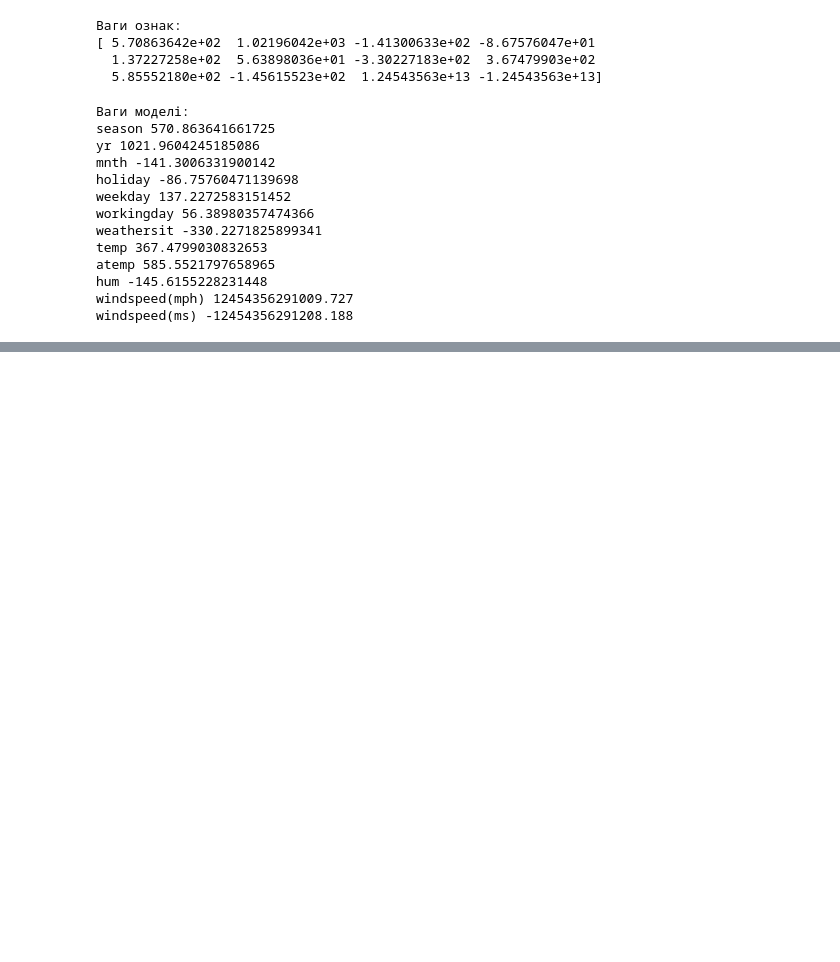
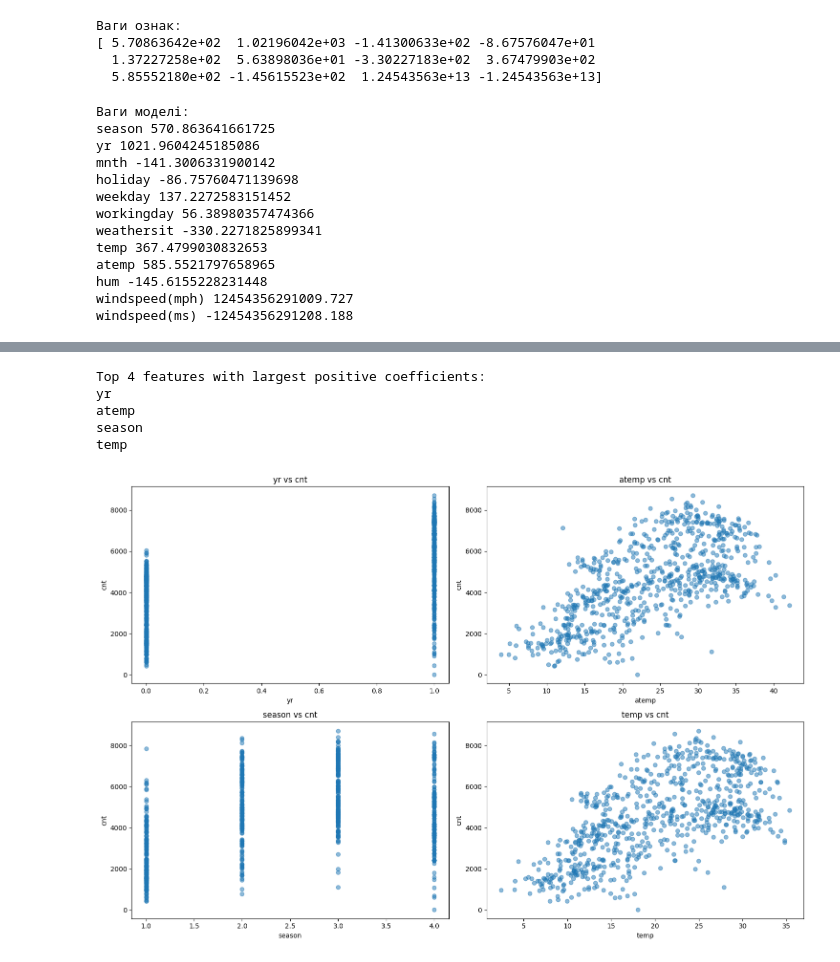
Before and after one commit to phenixua/HW4, a Jupyter notebook: HW4.ipynb, the cells around one changed output, grey strips where cells are left out. Drawn from its saved outputs; the diff is of its cells as text; code cells hidden in the pictures; blank space fills up the shorter version.

```diff
--- a/HW4.ipynb
+++ b/HW4.ipynb
@@ -188,0 +420,27 @@ windspeed(ms) -12454356291208.188
+# %%
+# Вибираємо індекси чотирьох ознак з найбільшими позитивними коефіцієнтами
+top_features_indices = regressor.coef_.argsort()[-4:][::-1]
+
+# Виводимо назви цих ознак
+top_features = df.columns[top_features_indices]
+print("Top 4 features with largest positive coefficients:")
+for feature in top_features:
+    print(feature)
+
+# Побудова візуалізацій залежностей cnt від цих ознак
+plt.figure(figsize=(15, 10))
+for i, feature_index in enumerate(top_features_indices):
+    plt.subplot(2, 2, i+1)
+    plt.scatter(df.iloc[:, feature_index], df['cnt'], alpha=0.5)
+    plt.title(f'{df.columns[feature_index]} vs cnt')
+    plt.xlabel(df.columns[feature_index])
+    plt.ylabel('cnt')
+plt.tight_layout()
+plt.show()
+# %% [output]
+Top 4 features with largest positive coefficients:
+yr
+atemp
+season
+temp
+[figure, added]
```
Also changed, not shown: parts of 14 cells of this notebook.
